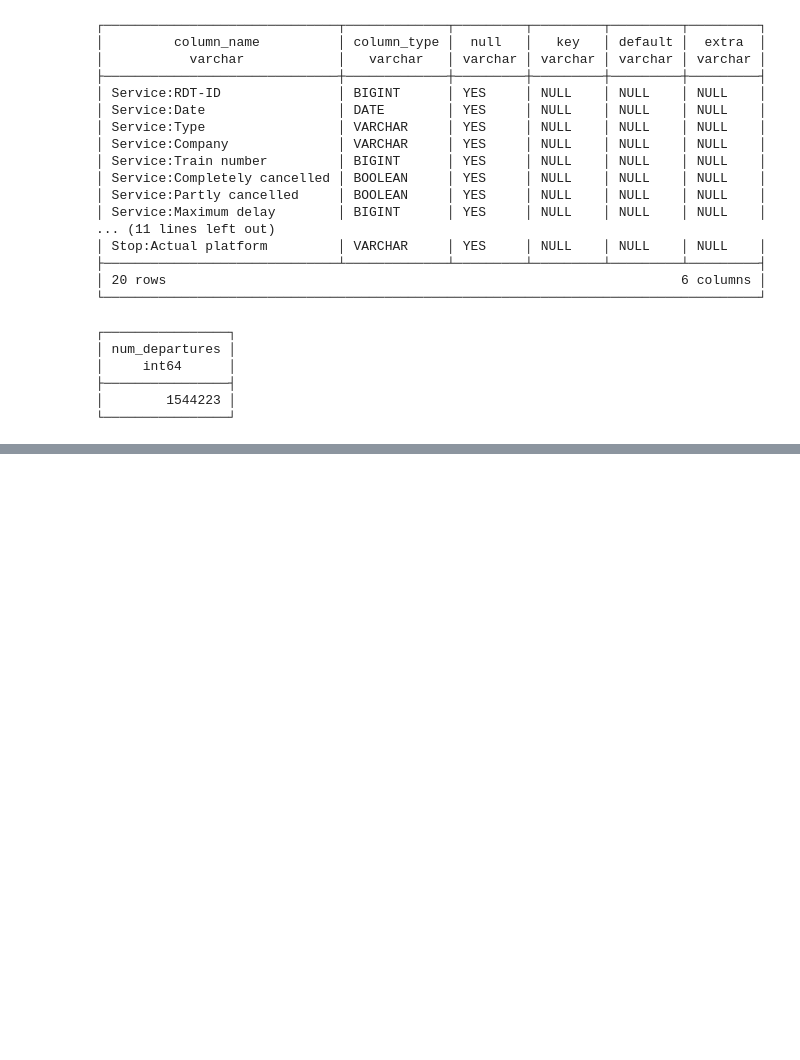
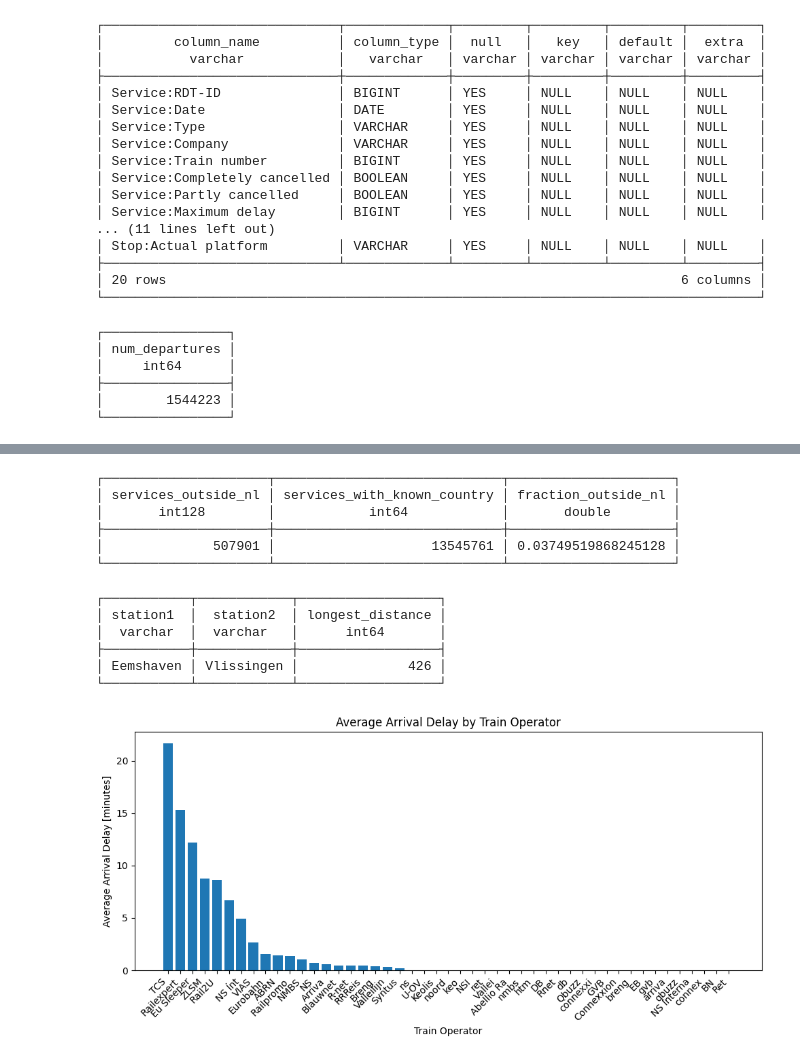
Before and after one commit to juliaryb/MLOps1, a Jupyter notebook: lab02/homework/dutch_trains_analysis.ipynb, the cells around one changed output, grey strips where cells are left out. Cells and saved outputs as stored; diff of their text form; code cells hidden in the pictures; blank space fills up the shorter version.

```diff
--- a/lab02/homework/dutch_trains_analysis.ipynb
+++ b/lab02/homework/dutch_trains_analysis.ipynb
@@ -380,0 +390,74 @@ ORDER BY avg_arrival_delay DESC
+# %%
+# What fraction of services was run to final destinations outside the Netherlands?
+db.sql("""
+SELECT
+  SUM(CASE WHEN s.country <> 'NL' THEN 1 ELSE 0 END) AS services_outside_nl,
+  COUNT(*) AS services_with_known_country,
+  SUM(CASE WHEN s.country <> 'NL' THEN 1 ELSE 0 END) * 1.0 / COUNT(*) AS fraction_outside_nl
+FROM (
+  SELECT DISTINCT "Service:RDT-ID" AS service_id, "Stop:Station code" AS station_code
+  FROM services
+  WHERE "Stop:Departure time" IS NULL
+    AND "Service:Completely cancelled" IS NOT TRUE
+) finals
+LEFT JOIN stations s ON s.code = finals.station_code
+WHERE s.country IS NOT NULL;
+""")
+# %% [output]
+┌─────────────────────┬─────────────────────────────┬─────────────────────┐
+│ services_outside_nl │ services_with_known_country │ fraction_outside_nl │
+│       int128        │            int64            │       double        │
+├─────────────────────┼─────────────────────────────┼─────────────────────┤
+│              507901 │                    13545761 │ 0.03749519868245128 │
+└─────────────────────┴─────────────────────────────┴─────────────────────┘
+# %%
+# What is the largest distance between stations in the Netherlands (code NL)?
+db.sql("""
+SELECT
+    s1.name_long AS station1,
+    s2.name_long AS station2,
+    distances_long.distance as longest_distance
+FROM distances_long
+JOIN stations s1 ON distances_long.station = s1.code
+JOIN stations s2 ON distances_long.other_station = s2.code
+WHERE s1.country = 'NL'
+  AND s2.country = 'NL'
+  AND station < other_station
+ORDER BY distance DESC
+LIMIT 1;
+""")
+# %% [output]
+┌───────────┬────────────┬──────────────────┐
+│ station1  │  station2  │ longest_distance │
+│  varchar  │  varchar   │      int64       │
+├───────────┼────────────┼──────────────────┤
+│ Eemshaven │ Vlissingen │              426 │
+└───────────┴────────────┴──────────────────┘
+# %%
+# Compare the average arrival delay between different train operators (Service:Company) on a bar plot. Sort them appropriately.
+avg_delays_by_operators = db.sql("""
+SELECT "Service:Company" as operator,
+       AVG("Stop:Arrival delay") AS avg_delay
+FROM services
+WHERE "Stop:Arrival delay" IS NOT NULL
+GROUP BY "Service:Company"
+ORDER BY avg_delay DESC
+""").df()
+# %%
+import matplotlib.pyplot as plt
+
+# make sure data is sorted
+avg_delays_by_operators = avg_delays_by_operators.sort_values(
+    "avg_delay", ascending=False
+)
+
+plt.figure(figsize=(10, 5))
+plt.bar(avg_delays_by_operators["operator"], avg_delays_by_operators["avg_delay"])
+plt.title("Average Arrival Delay by Train Operator")
+plt.xlabel("Train Operator")
+plt.ylabel("Average Arrival Delay [minutes]")
+plt.xticks(rotation=45, ha="right")
+plt.tight_layout()
+plt.show()
+# %% [output]
+[figure, added]
```
Also changed, not shown: parts of 11 cells of this notebook.
